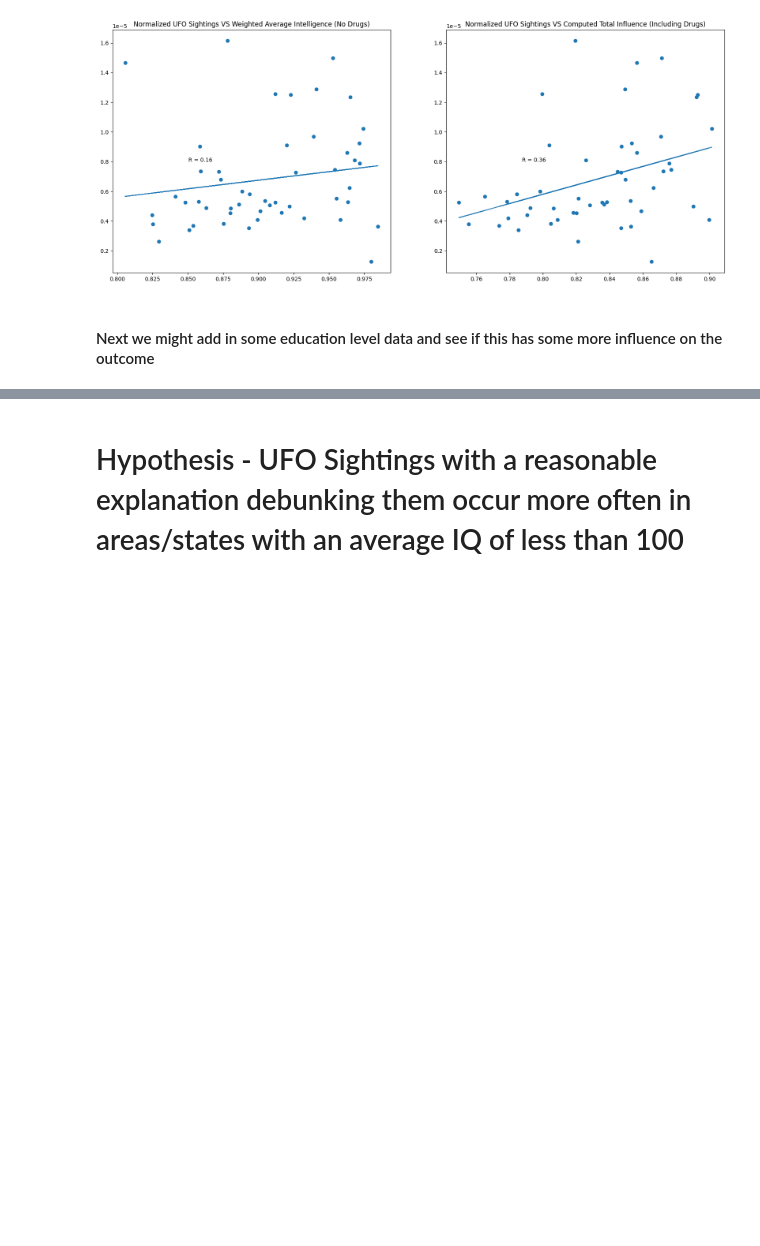
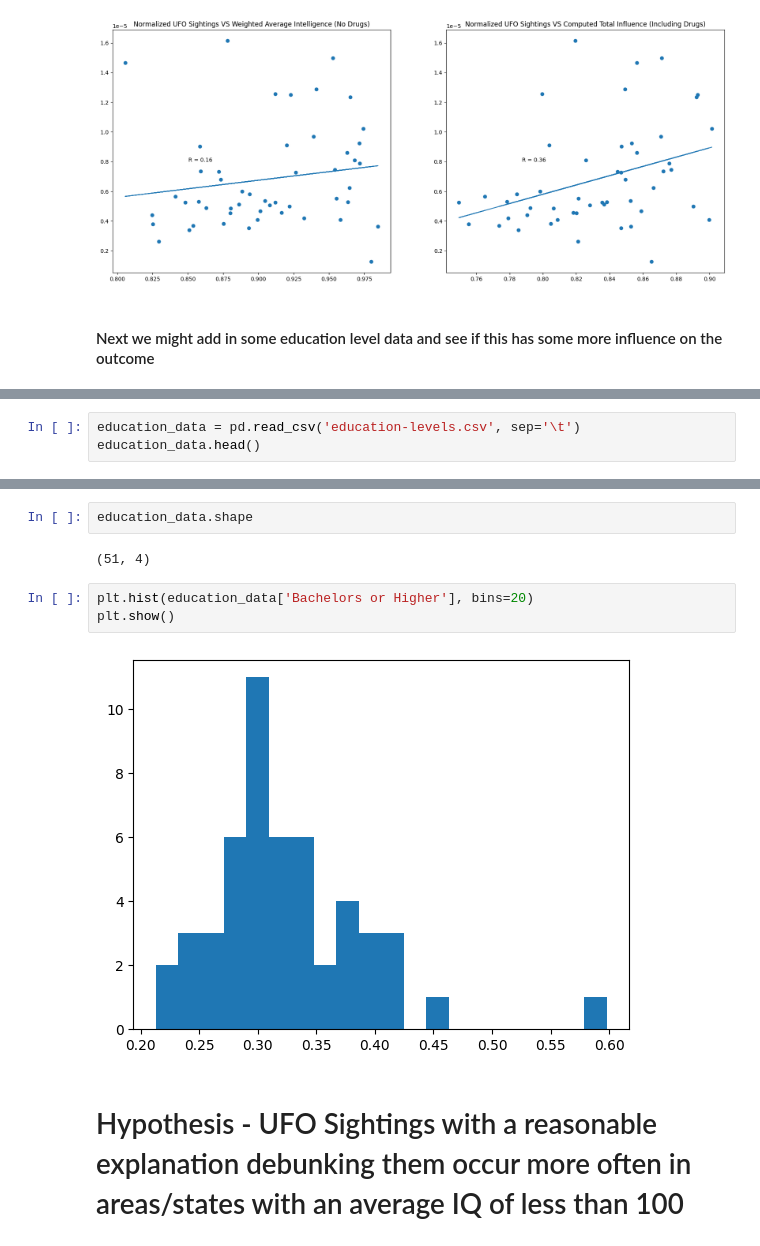
Before and after one commit to codycosta/ENGR201, a Jupyter notebook: weeks-9-10-final-project/project.ipynb, the cells around one changed output, grey strips where cells are left out. Drawn from its saved outputs; the diff is of its cells as text; blank space fills up the shorter version.

Commit message:
added educaton level data to be processed

```diff
--- a/weeks-9-10-final-project/project.ipynb
+++ b/weeks-9-10-final-project/project.ipynb
@@ -370,0 +373,3 @@ plt.show()
+# %%
+education_data = pd.read_csv('education-levels.csv', sep='\t')
+education_data.head()
@@ -371,2 +383,11 @@ plt.show()
+# %%
+education_data.shape
+# %% [output]
+(51, 4)
+# %%
+plt.hist(education_data['Bachelors or Higher'], bins=20)
+plt.show()
+# %% [output]
+[figure, added]
 # %% [markdown]
 # Hypothesis - UFO Sightings with a reasonable explanation debunking them occur more often in areas/states with an average IQ of less than 100
```
Also changed, not shown: parts of 4 cells of this notebook, 2 other files.
